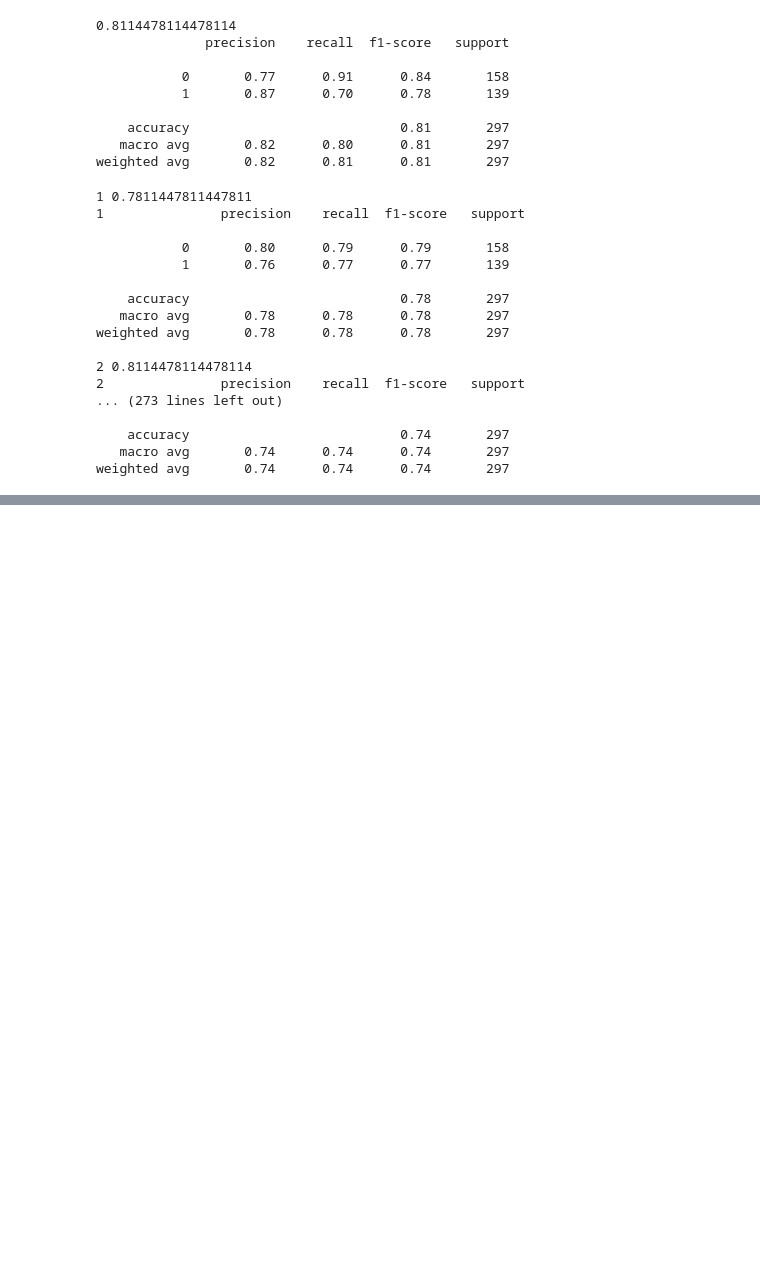
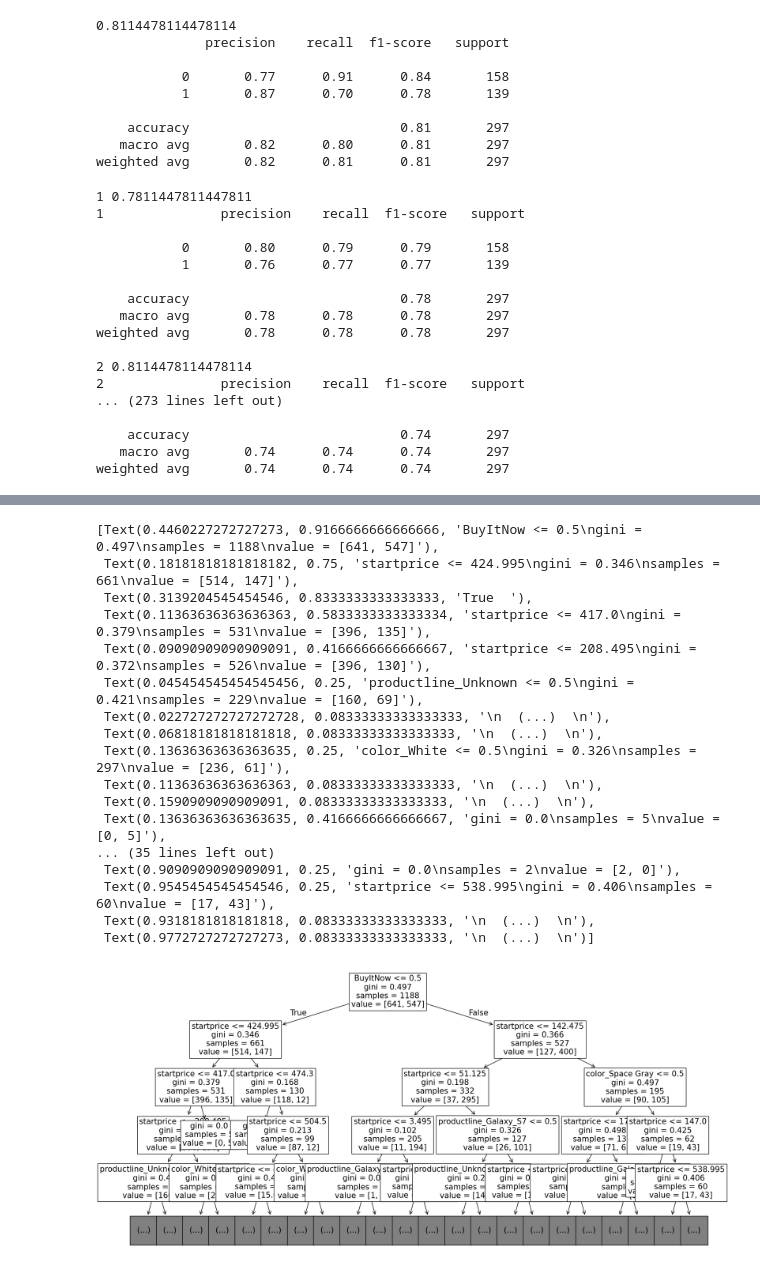
Before and after one commit to haram4th/fintech_pm_data_science, a Jupyter notebook: 06machine_learning/05데이터분석연습_이베이_휴대폰_판매데이터_예측_의사결정나무.ipynb, the cells around one changed output, grey strips where cells are left out. Drawn from its saved outputs; the diff is of its cells as text; code cells hidden in the pictures; blank space fills up the shorter version.

```diff
--- a/06machine_learning/05데이터분석연습_이베이_휴대폰_판매데이터_예측_의사결정나무.ipynb
+++ b/06machine_learning/05데이터분석연습_이베이_휴대폰_판매데이터_예측_의사결정나무.ipynb
@@ -1270,0 +1344,22 @@ weighted avg       0.74      0.74      0.74       297
+# %%
+plt.figure(figsize=(20,10))
+plot_tree(dtc, feature_names=dtc.feature_names_in_, fontsize=15, max_depth=4)
+# %% [output]
+[Text(0.4460227272727273, 0.9166666666666666, 'BuyItNow <= 0.5\ngini = 0.497\nsamples = 1188\nvalue = [641, 547]'),
+ Text(0.18181818181818182, 0.75, 'startprice <= 424.995\ngini = 0.346\nsamples = 661\nvalue = [514, 147]'),
+ Text(0.3139204545454546, 0.8333333333333333, 'True  '),
+ Text(0.11363636363636363, 0.5833333333333334, 'startprice <= 417.0\ngini = 0.379\nsamples = 531\nvalue = [396, 135]'),
+ Text(0.09090909090909091, 0.4166666666666667, 'startprice <= 208.495\ngini = 0.372\nsamples = 526\nvalue = [396, 130]'),
+ Text(0.045454545454545456, 0.25, 'productline_Unknown <= 0.5\ngini = 0.421\nsamples = 229\nvalue = [160, 69]'),
+ Text(0.022727272727272728, 0.08333333333333333, '\n  (...)  \n'),
+ Text(0.06818181818181818, 0.08333333333333333, '\n  (...)  \n'),
+ Text(0.13636363636363635, 0.25, 'color_White <= 0.5\ngini = 0.326\nsamples = 297\nvalue = [236, 61]'),
+ Text(0.11363636363636363, 0.08333333333333333, '\n  (...)  \n'),
+ Text(0.1590909090909091, 0.08333333333333333, '\n  (...)  \n'),
+ Text(0.13636363636363635, 0.4166666666666667, 'gini = 0.0\nsamples = 5\nvalue = [0, 5]'),
+... (35 lines left out)
+ Text(0.9090909090909091, 0.25, 'gini = 0.0\nsamples = 2\nvalue = [2, 0]'),
+ Text(0.9545454545454546, 0.25, 'startprice <= 538.995\ngini = 0.406\nsamples = 60\nvalue = [17, 43]'),
+ Text(0.9318181818181818, 0.08333333333333333, '\n  (...)  \n'),
+ Text(0.9772727272727273, 0.08333333333333333, '\n  (...)  \n')]
+[figure, added]
```
Also changed, not shown: parts of 17 cells of this notebook, 3 other files.
